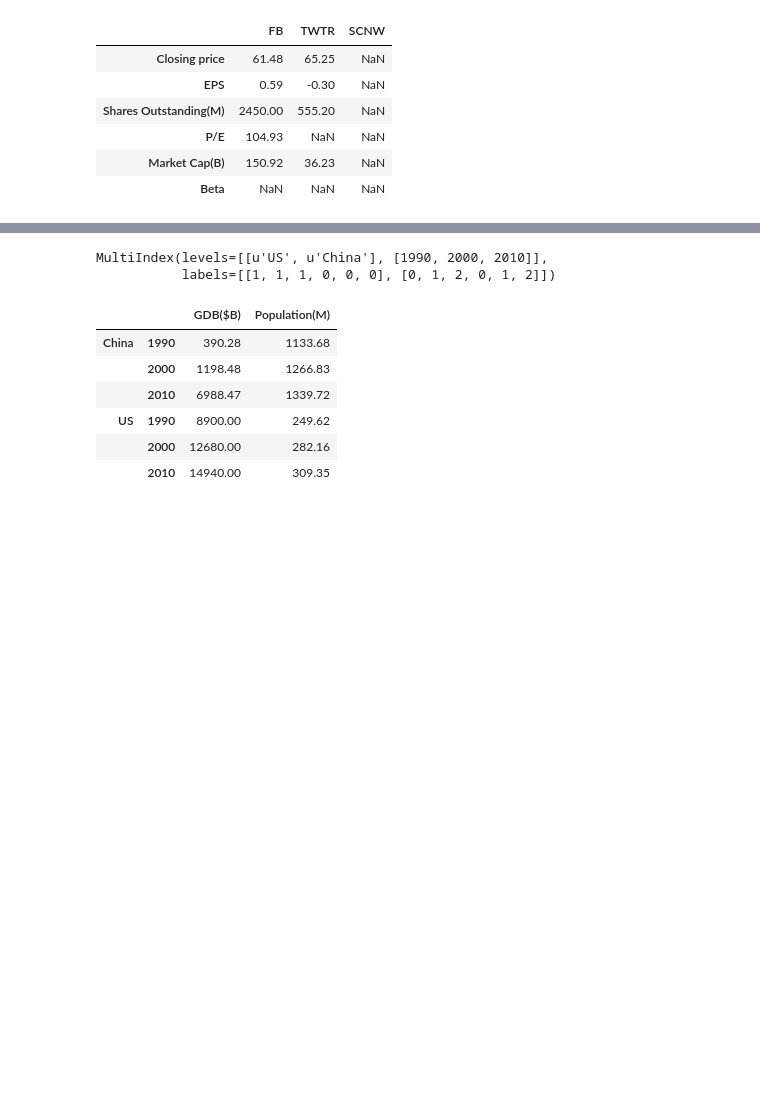
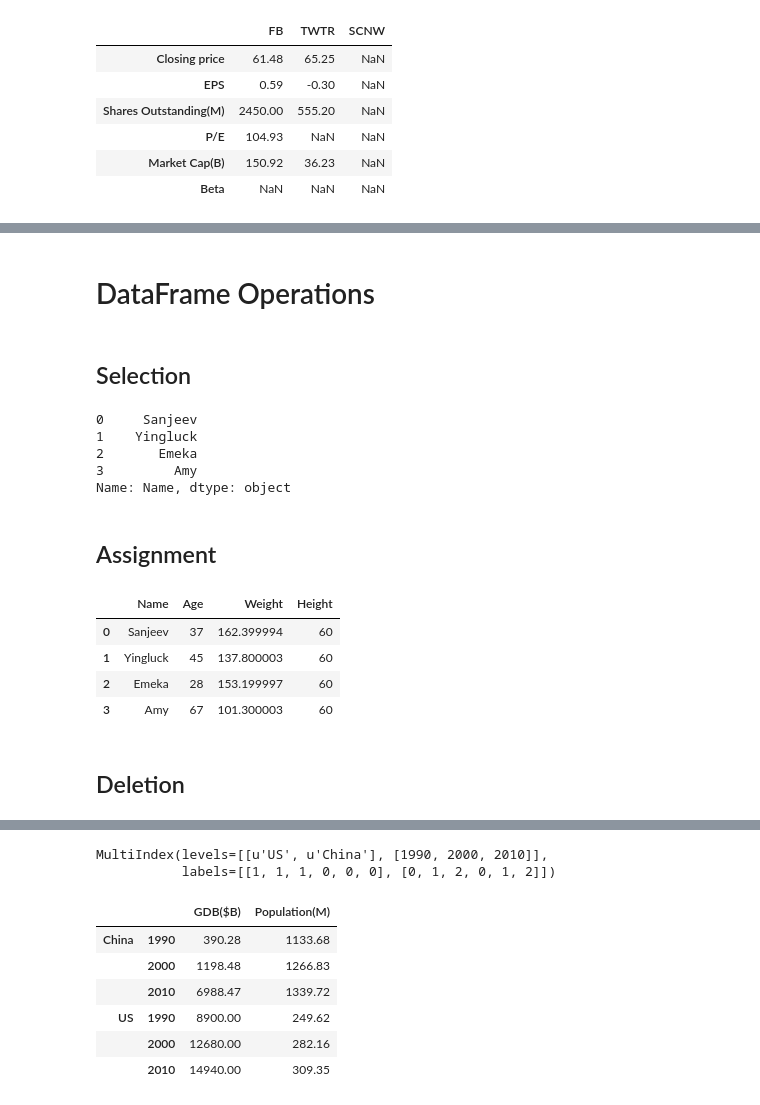
Before and after one commit to femibyte/mastering_pandas, a Jupyter notebook: MasteringPandas-chap3_DataStructures.ipynb, the cells around one changed output, grey strips where cells are left out. Saved outputs shown, nothing was run; the diff lists cells and outputs as text; code cells hidden in the pictures; blank space fills up the shorter version.

```diff
--- a/MasteringPandas-chap3_DataStructures.ipynb
+++ b/MasteringPandas-chap3_DataStructures.ipynb
@@ -1029,0 +1027,10 @@ dtype: int64
+# %%
+memberData = np.zeros((4,),
+             dtype=[('Name','a15'),
+                    ('Age','i4'),
+                   ('Weight','f4')])
+memberData[:] = [('Sanjeev',37,162.4),
+                 ('Yingluck',45,137.8),
+                 ('Emeka',28,153.2),
+                 ('Amy',67,101.3)]
+memberDF=pd.DataFrame(memberData);memberDF
@@ -1029,0 +1065,24 @@ dtype: int64
+# %% [markdown]
+<h1>DataFrame Operations</h1>
+# %% [markdown]
+<h2>Selection</h2>
+# %%
+memberDF['Name']
+# %% [output]
+0     Sanjeev
+1    Yingluck
+2       Emeka
+3         Amy
+Name: Name, dtype: object
+# %% [markdown]
+<h2>Assignment</h2>
+# %%
+memberDF['Height']=60;memberDF
+# %% [output]
+|  | Name | Age | Weight | Height |
+| 0 | Sanjeev | 37 | 162.399994 | 60 |
+| 1 | Yingluck | 45 | 137.800003 | 60 |
+| 2 | Emeka | 28 | 153.199997 | 60 |
+| 3 | Amy | 67 | 101.300003 | 60 |
+# %% [markdown]
+<h2>Deletion</h2>
```
Also changed, not shown: parts of 104 cells of this notebook.
